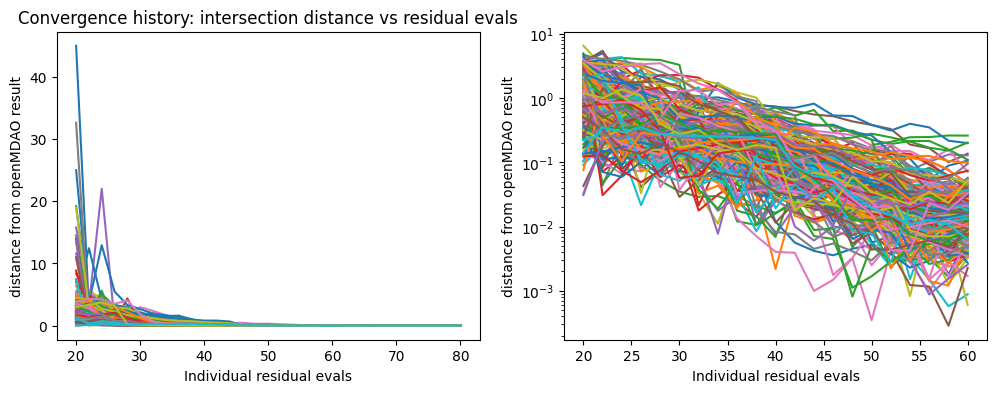
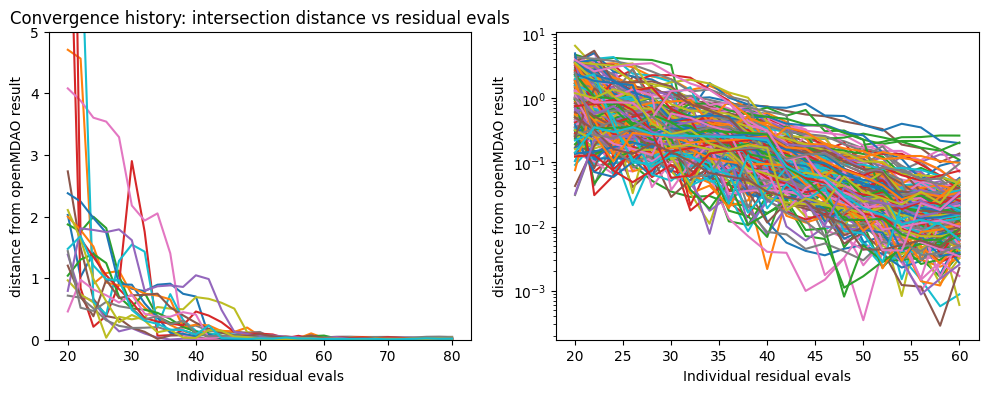
Unified diff of the notebook cell whose output changed from the first chart to the second:
--- before
+++ after
@@ -13,8 +13,9 @@
     num_evals = history["num_evals"]
     dist_history = history["dist_history"] 
-    plt.plot(num_evals, dist_history)
+    plt.plot(num_evals, dist_history[:,5])
 host.set_title('Convergence history: intersection distance vs residual evals')
 host.set_xlabel('Individual residual evals')
 host.set_ylabel('distance from openMDAO result')
+host.set_ylim((0,5))
 
 host = fig.add_subplot(122)

Commit: Added maximin acquisition method - new method finds minimum distance to existing point - works with batched points - usage exactly the same as entropy function - compatible with multitask acquisition